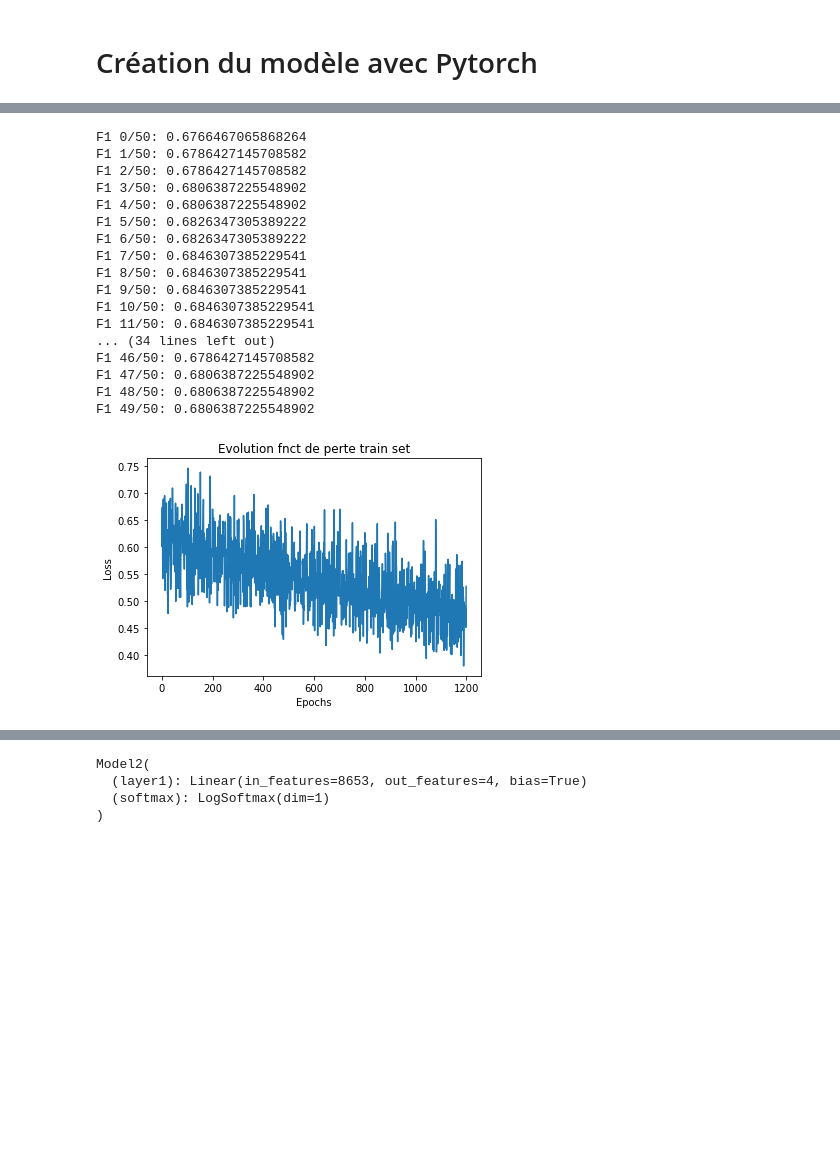
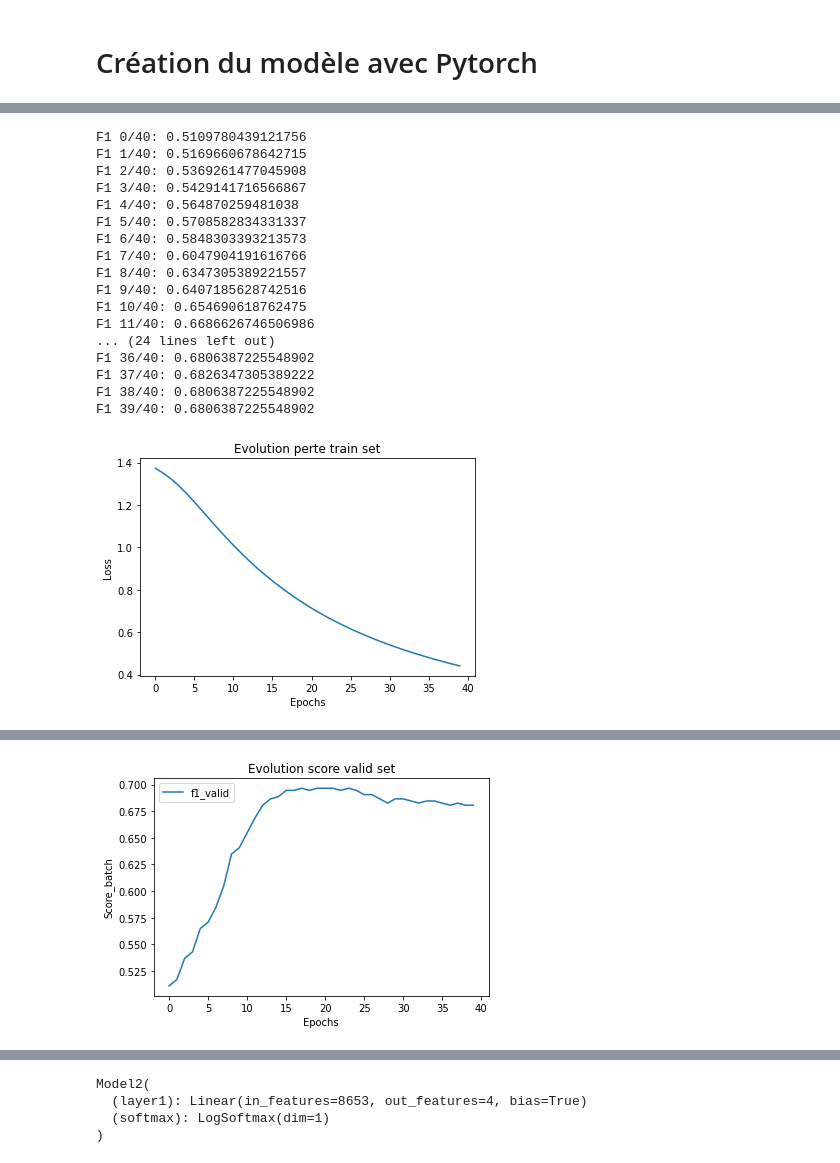
Before and after one commit to RoibLS/Projet_NLP, a Jupyter notebook: Tokenizer spacy etc.ipynb, the cells around one changed output, grey strips where cells are left out. Cells and saved outputs as stored; diff of their text form; code cells hidden in the pictures; blank space fills up the shorter version.

```diff
--- a/Tokenizer spacy etc.ipynb
+++ b/Tokenizer spacy etc.ipynb
@@ -139,7 +170,7 @@ def create_dico(doc):
     return tokenWord, tokenValues
 # %%
 #Création de nos dictionnaires
-dicoWord, dicoValues = create_dico(doc_filtered)
+dicoWord, dicoValues = create_dico(doc_filtered2)
 # %% [markdown]
 ## Tokenisation de nos données en valeurs chiffrées
 # %%
@@ -157,4 +188,5 @@ def tokenization_n(data_, dico):
 
     return data_tokenized
 # %%
-tokenize_list = tokenization_n(doc_filtered, dicoWord)
+tokenize_list = tokenization_n(doc_filtered1, dicoWord)
+tokenize_list
@@ -309,28 +368,16 @@ def collate(batch):
 
 def train(model,train_X, train_Y, valid_X, valid_Y, epochs=100, batch_size=64, lr = 1e-3):
 
-
-
     opti = T.optim.Adam(model.parameters(), lr=lr)
     criterion = nn.NLLLoss() # Pour calculer la crossentropy, il faut calculer la NLLL après un logsofmax
 
-
     ## Transformation des données pour l'entraînement
-    #trn_X = [T.tensor(x, dtype=T.long) for x in train_X]
-    #trn_Y = [T.tensor(y, dtype=T.long) for y in train_Y]
-
-    #vld_X = [T.tensor(x, dtype=T.long) for x in valid_X]
-    #vld_Y = [T.tensor(y, dtype=T.long) for y in valid_Y]
-
     trn_X = T.tensor(train_X, dtype=T.float)
     trn_Y = T.tensor(train_Y, dtype=T.long)
-
     vld_X = T.tensor(valid_X, dtype=T.float)
     vld_Y = T.tensor(valid_Y, dtype=T.long)
-
     train_set = data.TensorDataset(trn_X, trn_Y)
     valid_set = data.TensorDataset(vld_X, vld_Y)
-
 
     ## Creation des loaders
     train_sampler = data.BatchSampler(data.RandomSampler(range(len(train_X))), batch_size, False)
@@ -339,32 +386,35 @@ def train(model,train_X, train_Y, valid_X, valid_Y, epochs=100, batch_size=64, l
     train_loader = data.DataLoader(train_set, batch_sampler=train_sampler, collate_fn=collate)
     valid_loader = data.DataLoader(valid_set, batch_sampler=valid_sampler, collate_fn=collate)
 
-
-    losses = []
+    losses_train = []
+    losses_train_epochs = []
+    losses_valid = []
     f1_valid = []
-
     for e in range(epochs):
+        mean_loss = 0
 
         model.train() #passe votre modele en phase d'entrainement
-
         for batch_ndx, (trn_x, trn_y) in enumerate(train_loader):
             opti.zero_grad()
-
             preds = model(trn_x)
             loss = criterion(preds, trn_y)
-            losses.append(loss.item())
-            loss.backward()
+            losses_train_epochs.append(loss.item())
+            loss.backward() #mise a jour du gradient
             opti.step()
 
+        mean_loss = np.mean(losses_train_epochs)
+        losses_train.append(mean_loss)
         opti.zero_grad()
-        model.eval()
 
+        model.eval() #passe votre modele en phase de validation
         for batch_ndx, (vld_x, vld_y) in enumerate(valid_loader):
 
             preds_val = model(vld_x)
+            loss = criterion(preds_val, vld_y)
+            losses_valid.append(loss.item())
             preds = T.argmax(preds_val, dim=1)
             f1_valid.append(f1_score(vld_y.to('cpu').numpy(), preds.to('cpu').numpy(), average='micro',
                             labels=[i for i in range(4)]))
         print(f"F1 {e}/{epochs}: {f1_valid[-1]}")
 
-    return model, losses, f1_valid
+    return model, losses_train,losses_valid, f1_valid
@@ -406,24 +450,25 @@ F1 19/20: 0.688622754491018
 # %%
-model2, losses_train, f1_valid = train(model2,train_X, train_Y, valid_X, valid_Y, epochs=50, lr=1e-4)
+model2 = Model2(len(train_X[0]), 4)
+model2, losses_train, losses_valid, f1_valid = train(model2,train_X, train_Y, valid_X, valid_Y, epochs=40, lr=1e-4)
 T.save(model2, PATH_MODEL2)
 
-affiche(losses_train, f1_valid)
+affiche(losses_train,losses_valid, f1_valid)
 # %% [output]
-F1 0/50: 0.6766467065868264
-F1 1/50: 0.6786427145708582
-F1 2/50: 0.6786427145708582
-F1 3/50: 0.6806387225548902
-F1 4/50: 0.6806387225548902
-F1 5/50: 0.6826347305389222
-F1 6/50: 0.6826347305389222
-F1 7/50: 0.6846307385229541
-F1 8/50: 0.6846307385229541
-F1 9/50: 0.6846307385229541
-F1 10/50: 0.6846307385229541
-F1 11/50: 0.6846307385229541
-... (34 lines left out)
-F1 46/50: 0.6786427145708582
-F1 47/50: 0.6806387225548902
-F1 48/50: 0.6806387225548902
-F1 49/50: 0.6806387225548902
+F1 0/40: 0.5109780439121756
+F1 1/40: 0.5169660678642715
+F1 2/40: 0.5369261477045908
+F1 3/40: 0.5429141716566867
+F1 4/40: 0.564870259481038
+F1 5/40: 0.5708582834331337
+F1 6/40: 0.5848303393213573
+F1 7/40: 0.6047904191616766
+F1 8/40: 0.6347305389221557
+F1 9/40: 0.6407185628742516
+F1 10/40: 0.654690618762475
+F1 11/40: 0.6686626746506986
+... (24 lines left out)
+F1 36/40: 0.6806387225548902
+F1 37/40: 0.6826347305389222
+F1 38/40: 0.6806387225548902
+F1 39/40: 0.6806387225548902
-[figure, old version]
+[figure, new version]
@@ -431 +476,2 @@ F1 49/50: 0.6806387225548902
+[figure, added]
 # %%
```
Also changed, not shown: parts of 26 cells of this notebook, 3 other files.
